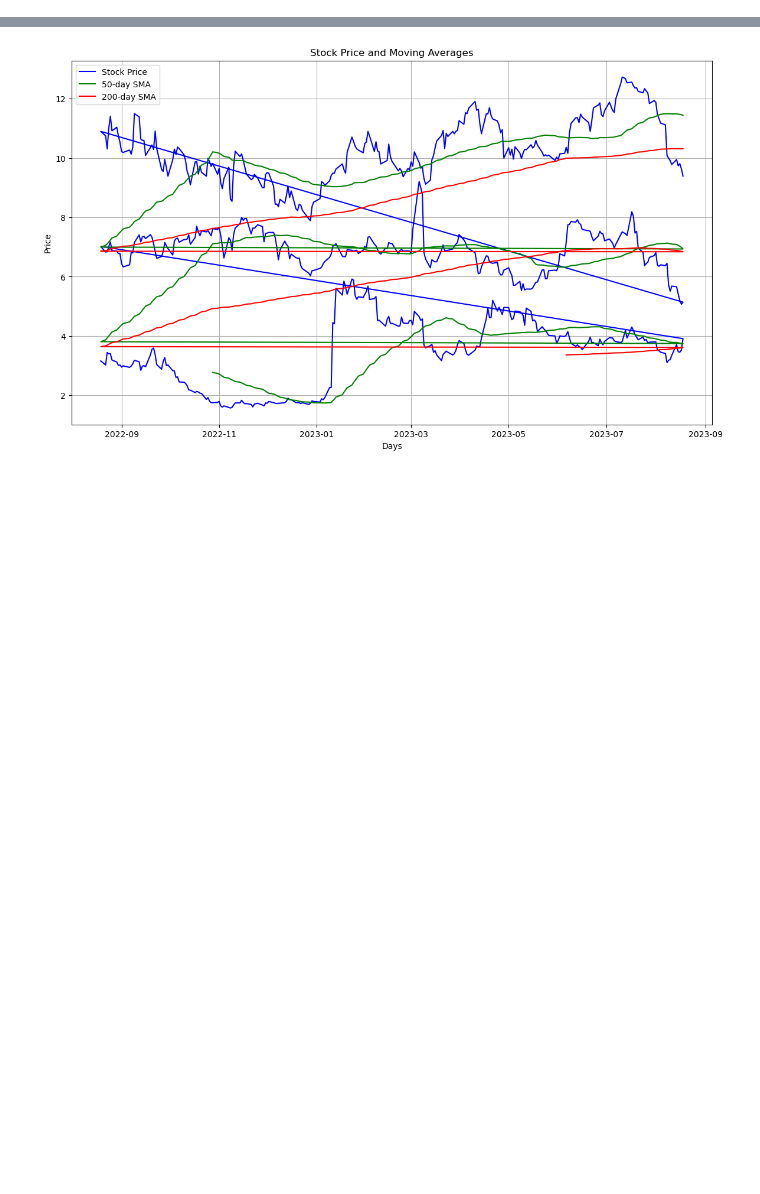
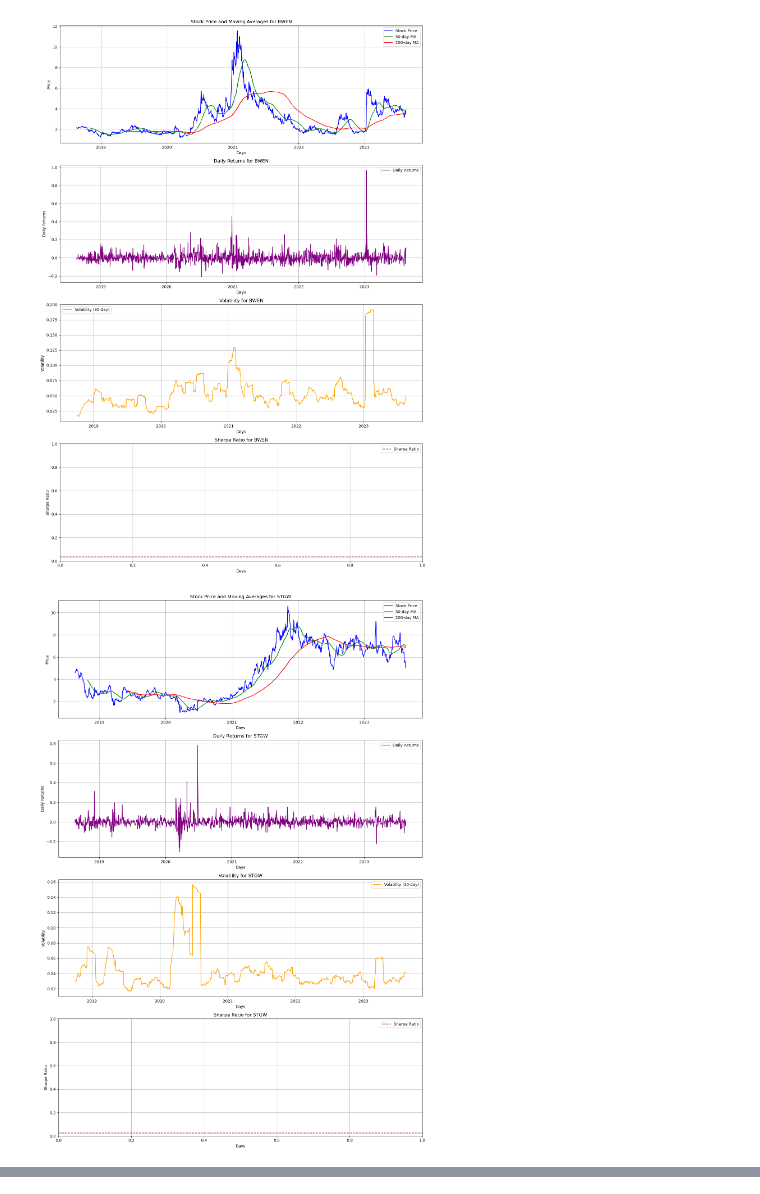
Before and after one commit to DiogoRibeiro7/Medium-Blog, a Jupyter notebook: stocks_under_10/stocks_under_10_example.ipynb, the cells around one changed output, grey strips where cells are left out. Cells and saved outputs as stored; diff of their text form; code cells hidden in the pictures; blank space fills up the shorter version.

```diff
--- a/stocks_under_10/stocks_under_10_example.ipynb
+++ b/stocks_under_10/stocks_under_10_example.ipynb
@@ -68,0 +101,48 @@ stock_data['Sharpe_Ratio'] = stock_data['Daily_Returns'].mean() / stock_data['Da
+# %%
+def plots(stock_data, ticker):
+    # Plotting
+    fig, (ax1, ax2, ax3, ax4) = plt.subplots(4, 1, figsize=(14, 20))
+
+    # Plot stock prices and moving averages
+    ax1.plot(stock_data['Close'], label='Stock Price', color='blue')
+    ax1.plot(stock_data['50_MA'], label='50-day MA', color='green')
+    ax1.plot(stock_data['200_MA'], label='200-day MA', color='red')
+    ax1.set_title(f'Stock Price and Moving Averages for {ticker}')
+    ax1.set_xlabel('Days')
+    ax1.set_ylabel('Price')
+    ax1.legend()
+    ax1.grid(True)
+
+    # Plot daily returns
+    ax2.plot(stock_data['Daily_Returns'], label='Daily Returns', color='purple')
+    ax2.set_title(f'Daily Returns for {ticker}')
+    ax2.set_xlabel('Days')
+    ax2.set_ylabel('Daily Returns')
+    ax2.legend()
+    ax2.grid(True)
+
+    # Plot volatility
+    ax3.plot(stock_data['Volatility'], label='Volatility (30-day)', color='orange')
+    ax3.set_title(f'Volatility for {ticker}')
+    ax3.set_xlabel('Days')
+    ax3.set_ylabel('Volatility')
+    ax3.legend()
+    ax3.grid(True)
+
+    # Plot Sharpe Ratio
+    ax4.axhline(stock_data['Sharpe_Ratio'].mean(), color='brown', linestyle='--', label='Sharpe Ratio')
+    ax4.set_title(f'Sharpe Ratio for {ticker}')
+    ax4.set_xlabel('Days')
+    ax4.set_ylabel('Sharpe Ratio')
+    ax4.legend()
+    ax4.grid(True)
+
+    plt.tight_layout()
+    plt.show()
+# %%
+for ticker in tickers:
+    df_temp = stock_data[stock_data["Ticker"]==ticker]
+    plots(df_temp, ticker)
+# %% [output]
+[figure, added]
+[figure, added]
@@ -69,19 +150,13 @@ stock_data['Sharpe_Ratio'] = stock_data['Daily_Returns'].mean() / stock_data['Da
 # %%
-# Assume stock_data is your DataFrame with a 'Close' column containing stock prices
-# Calculate 50-day and 200-day Simple Moving Averages
-stock_data['50_SMA'] = stock_data['Close'].rolling(window=50).mean()
-stock_data['200_SMA'] = stock_data['Close'].rolling(window=200).mean()
-
-# Plotting
-plt.figure(figsize=(14, 8))
-plt.plot(stock_data['Close'], label='Stock Price', color='blue')
-plt.plot(stock_data['50_SMA'], label='50-day SMA', color='green')
-plt.plot(stock_data['200_SMA'], label='200-day SMA', color='red')
-plt.title('Stock Price and Moving Averages')
-plt.xlabel('Days')
-plt.ylabel('Price')
-plt.legend()
-plt.grid(True)
-plt.show()
+def plots_moving_averages(stock_data, ticker):
+    # Plotting
+    plt.figure(figsize=(14, 8))
+    plt.plot(stock_data['Close'], label='Stock Price', color='blue')
+    plt.plot(stock_data['50_SMA'], label='50-day SMA', color='green')
+    plt.plot(stock_data['200_SMA'], label='200-day SMA', color='red')
+    plt.title(f'Stock Price and Moving Averages for {ticker}')
+    plt.xlabel('Days')
+    plt.ylabel('Price')
+    plt.legend()
+    plt.grid(True)
+    plt.show()
-# %% [output]
-[figure, removed]
```
Also changed, not shown: parts of 9 cells of this notebook.
